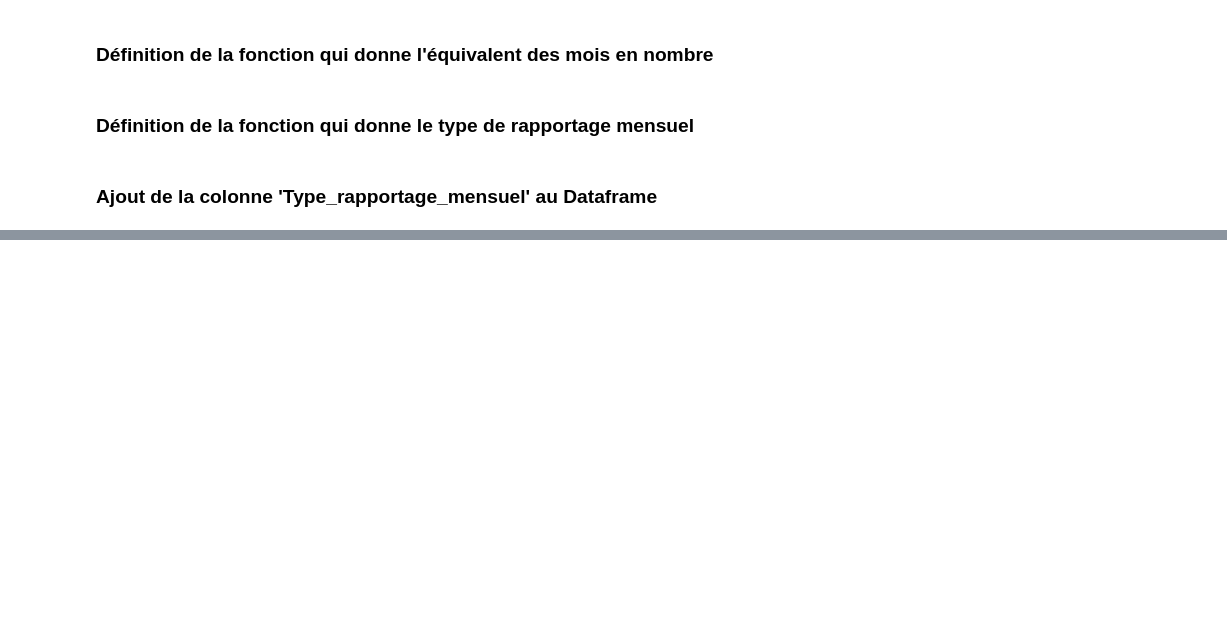
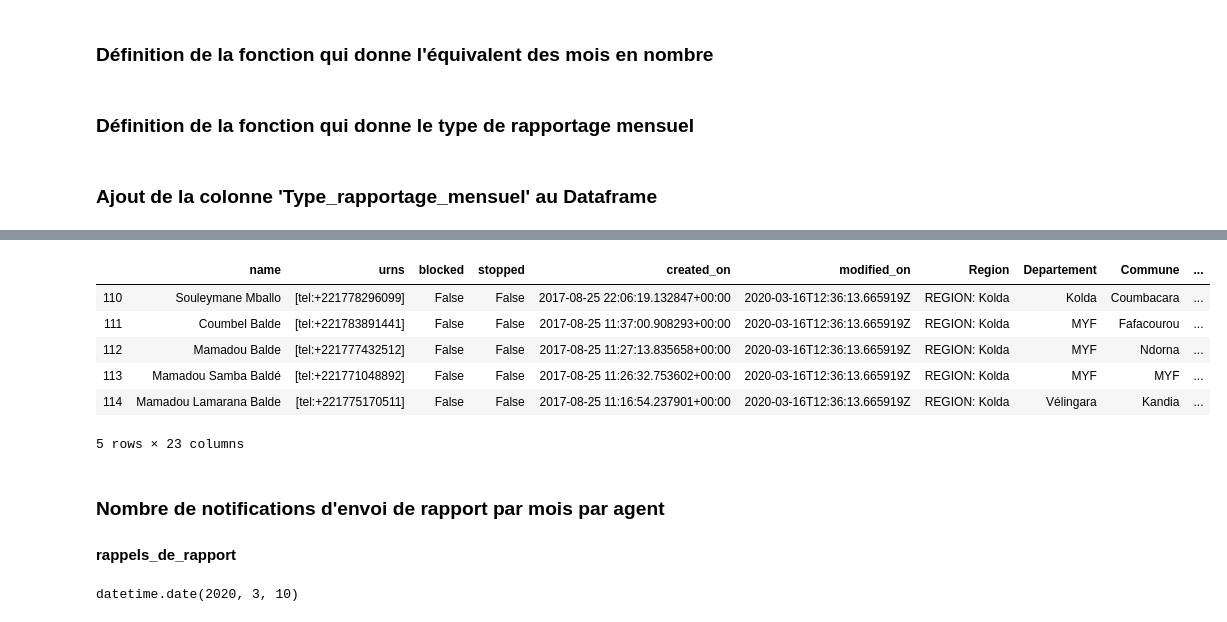
Before and after one commit to supermalang/rapidpro-normalizer, a Jupyter notebook: ContactsAgents.ipynb, the cells around one changed output, grey strips where cells are left out. Cells and saved outputs as stored; diff of their text form; code cells hidden in the pictures; blank space fills up the shorter version.

```diff
--- a/ContactsAgents.ipynb
+++ b/ContactsAgents.ipynb
@@ -326,0 +396,27 @@ data_contacts_agents.head(5)
+# %%
+def nombre_rapport_de_rappel(x,y):
+    Nombre_rapport_de_rappel = []
+    annee_en_cours= data_contacts_agents['annee_en_cours']
+    for a in range(len(data_contacts_agents):
+        if (x[a] - y[a]) != 1 and  (date_rapport_de_rappel_year[a] == annee_en_cours[a]):
+            Nombre_rapport_de_rappel.append(1)
+        else :
+            Nombre_rapport_de_rappel.append(0)
+    return Nombre_rapport_de_rappel
+# %%
+Nombre_rapport_de_rappel_mensuel = nombre_rapport_de_rappel(date_rapport_de_rappel_month,Mois_en_nombre(month_rapport))
+# %%
+data_contacts_agents['Nombre_rapport_de_rappel_mensuel'] = Nombre_rapport_de_rappel_mensuel
+# %%
+data_contacts_agents.tail(5)
+# %% [output]
+|  | name | urns | blocked | stopped | created_on | modified_on | Region | Departement | Commune | ... |
+| 110 | Souleymane Mballo | [tel:+221778296099] | False | False | 2017-08-25 22:06:19.132847+00:00 | 2020-03-16T12:36:13.665919Z | REGION: Kolda | Kolda | Coumbacara | ... |
+| 111 | Coumbel Balde | [tel:+221783891441] | False | False | 2017-08-25 11:37:00.908293+00:00 | 2020-03-16T12:36:13.665919Z | REGION: Kolda | MYF | Fafacourou | ... |
+| 112 | Mamadou Balde | [tel:+221777432512] | False | False | 2017-08-25 11:27:13.835658+00:00 | 2020-03-16T12:36:13.665919Z | REGION: Kolda | MYF | Ndorna | ... |
+| 113 | Mamadou Samba Baldé | [tel:+221771048892] | False | False | 2017-08-25 11:26:32.753602+00:00 | 2020-03-16T12:36:13.665919Z | REGION: Kolda | MYF | MYF | ... |
+| 114 | Mamadou Lamarana Balde | [tel:+221775170511] | False | False | 2017-08-25 11:16:54.237901+00:00 | 2020-03-16T12:36:13.665919Z | REGION: Kolda | Vélingara | Kandia | ... |
+5 rows × 23 columns
+# %% [markdown]
+### Nombre de notifications d'envoi de rapport par mois par agent
+#### rappels_de_rapport
@@ -326,0 +440,4 @@ data_contacts_agents.head(5)
+# %%
+data_contacts_agents['date_rapport'].dt.date[1]
+# %% [output]
+datetime.date(2020, 3, 10)
```
Also changed, not shown: parts of 29 cells of this notebook.
